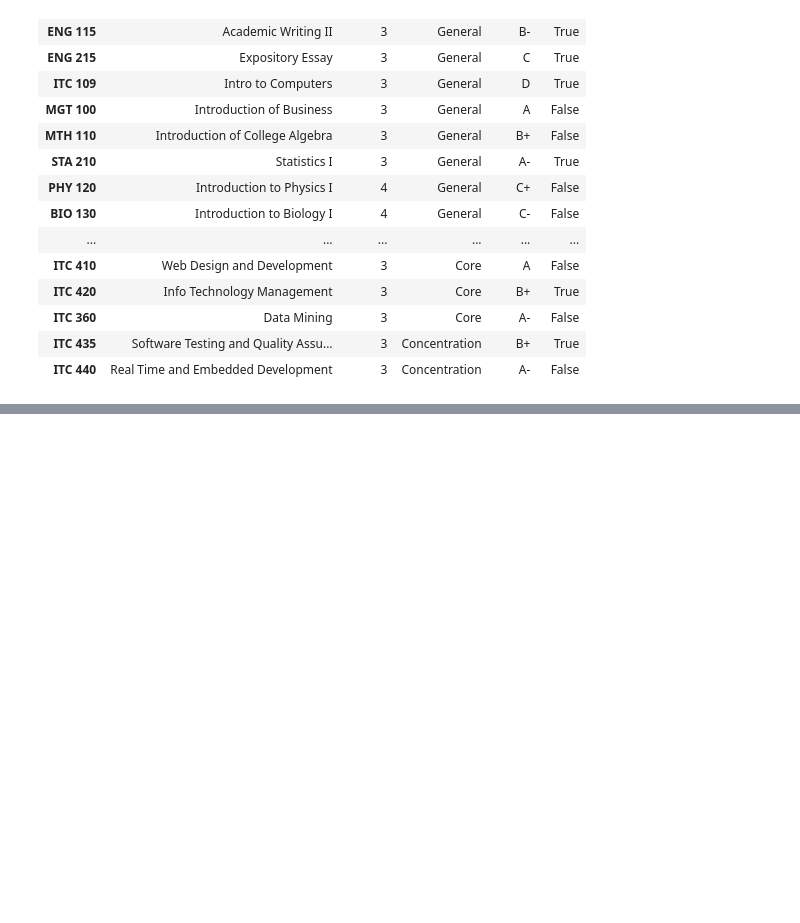
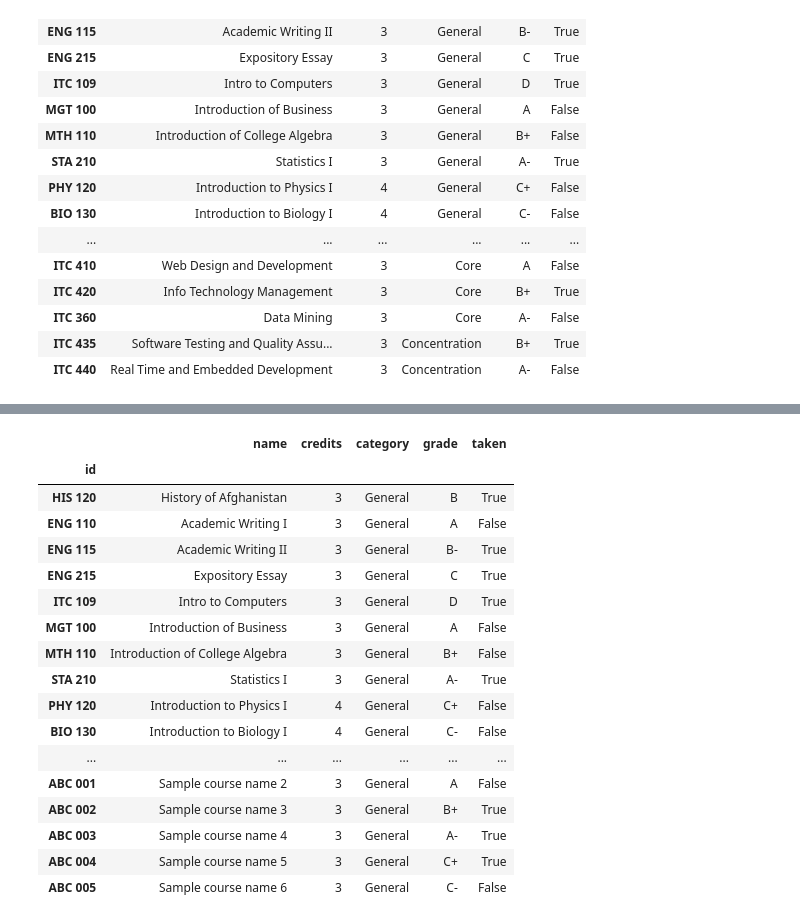
Before and after one commit to rhmtazad/UniProg, a Jupyter notebook: repo/notebook/Degree Plan.ipynb, the cells around one changed output, grey strips where cells are left out. Saved outputs shown, nothing was run; the diff lists cells and outputs as text; code cells hidden in the pictures; blank space fills up the shorter version.

```diff
--- a/repo/notebook/Degree Plan.ipynb
+++ b/repo/notebook/Degree Plan.ipynb
@@ -76,0 +91,21 @@ degreeplan.drop('ITC 315', axis='rows')
+# %%
+general
+# %% [output]
+|  | name | credits | category | grade | taken |
+| id |  |  |  |  |  |
+| HIS 120 | History of Afghanistan | 3 | General | B | True |
+| ENG 110 | Academic Writing I | 3 | General | A | False |
+| ENG 115 | Academic Writing II | 3 | General | B- | True |
+| ENG 215 | Expository Essay | 3 | General | C | True |
+| ITC 109 | Intro to Computers | 3 | General | D | True |
+| MGT 100 | Introduction of Business | 3 | General | A | False |
+| MTH 110 | Introduction of College Algebra | 3 | General | B+ | False |
+| STA 210 | Statistics I | 3 | General | A- | True |
+| PHY 120 | Introduction to Physics I | 4 | General | C+ | False |
+| BIO 130 | Introduction to Biology I | 4 | General | C- | False |
+| ... | ... | ... | ... | ... | ... |
+| ABC 001 | Sample course name 2 | 3 | General | A | False |
+| ABC 002 | Sample course name 3 | 3 | General | B+ | True |
+| ABC 003 | Sample course name 4 | 3 | General | A- | True |
+| ABC 004 | Sample course name 5 | 3 | General | C+ | True |
+| ABC 005 | Sample course name 6 | 3 | General | C- | False |
```
Also changed, not shown: parts of 4 cells of this notebook.
